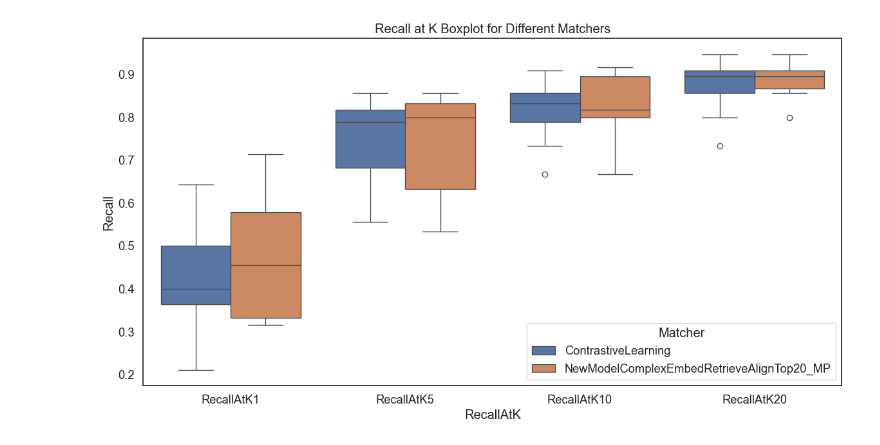
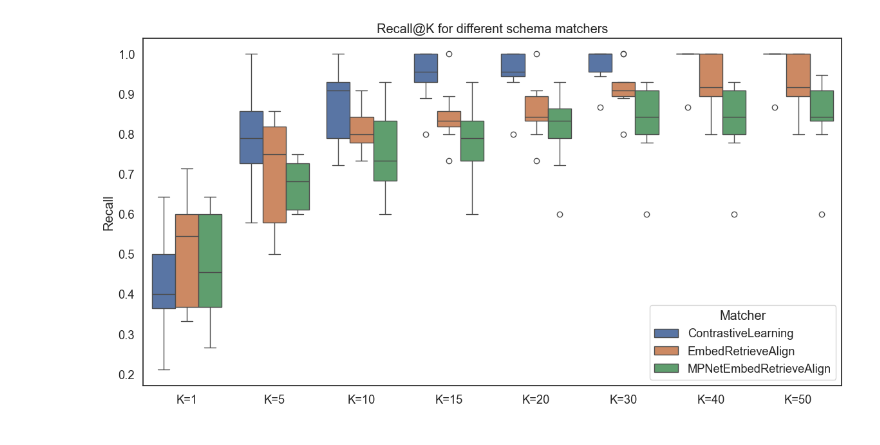
Before and after one commit to kevin-fang-lscm/magneto-matcher, a Jupyter notebook: visualizations/recallatk.ipynb, the cells around one changed output. Cells and saved outputs as stored; diff of their text form; code cells hidden in the pictures.

```diff
--- a/visualizations/recallatk.ipynb
+++ b/visualizations/recallatk.ipynb
@@ -11,20 +11,27 @@ sns.set(font_scale=1.2)
 sns.set_style("white")
 
 # Read the CSV file
-file = 'gdc_recallAtK_matching_results_20240711174605.csv'
+file = 'schema_matching_gdc_recallAtK_results_20240715093212.csv'
 df = pd.read_csv(file)
 
-# Rest of the code
+#TOP_K_LIST = [1, 2, 3, 4, 5, 6, 7, 8, 9, 10, 15, 20, 25, 30, 35, 40, 45, 50]
+TOP_K_LIST = [1,  5,  10, 15, 20, 30,  40,  50]
+
+recal_str_list = ['RecallAtK{}'.format(k) for k in TOP_K_LIST]
 # %%
-# Melt the DataFrame to long format for seaborn boxplot
-df_melted = df.melt(id_vars=["Matcher", "Filename"],
-                    value_vars=["RecallAtK1", "RecallAtK5", "RecallAtK10", "RecallAtK20"],
+df_melted = df.melt(id_vars=["Matcher", "Filenames"],
+                    value_vars=recal_str_list,
                     var_name="RecallAtK", value_name="Recall")
+
+                    # Remove the x-label
 
 # Create the seaborn boxplot
 plt.figure(figsize=(14, 7))
 sns.boxplot(x="RecallAtK", y="Recall", hue="Matcher", data=df_melted)
-plt.title("Recall at K Boxplot for Different Matchers")
+# Remove the string "RecallAtK" from the tick labels
+plt.xticks(range(len(recal_str_list)), [label.replace("RecallAtK", "K=") for label in recal_str_list])
+plt.title("Recall@K for different schema matchers")
+plt.xlabel("")
 plt.show()
 # %% [output]
-[figure, old version]
+[figure, new version]
```
Also changed, not shown: 9 other files.
